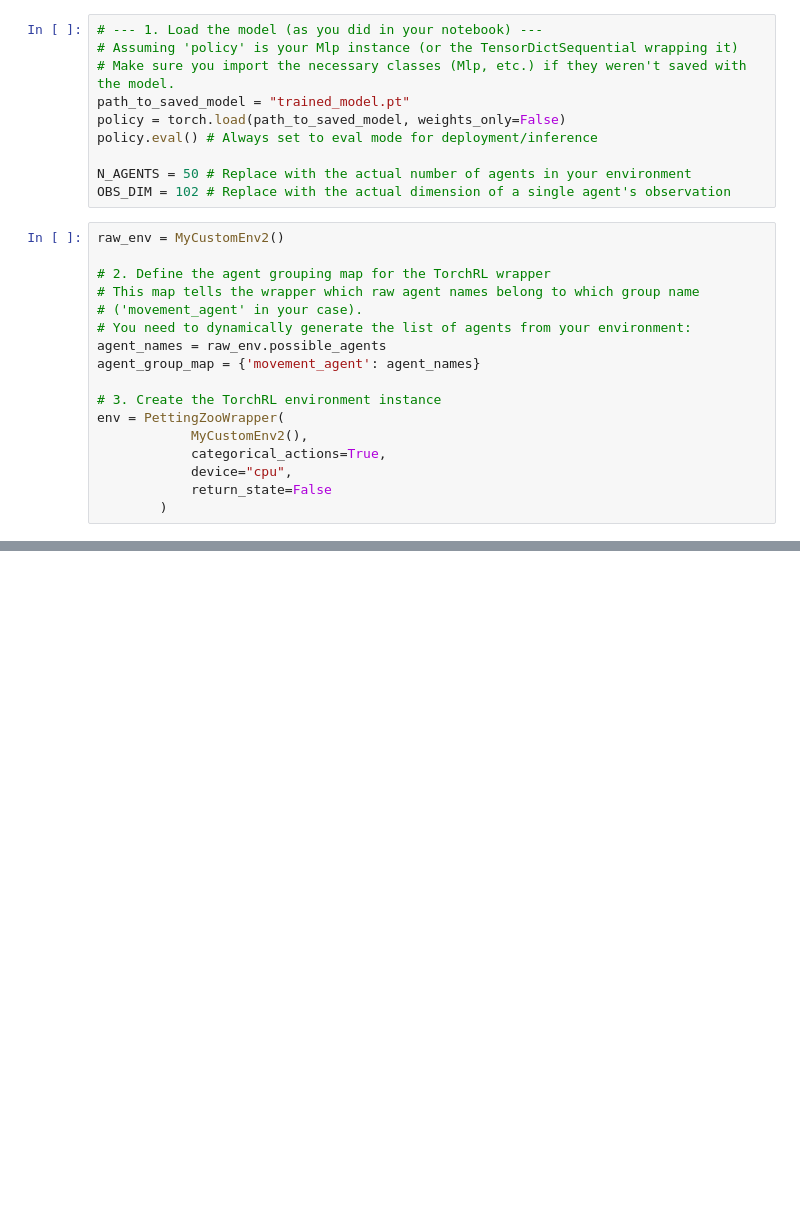
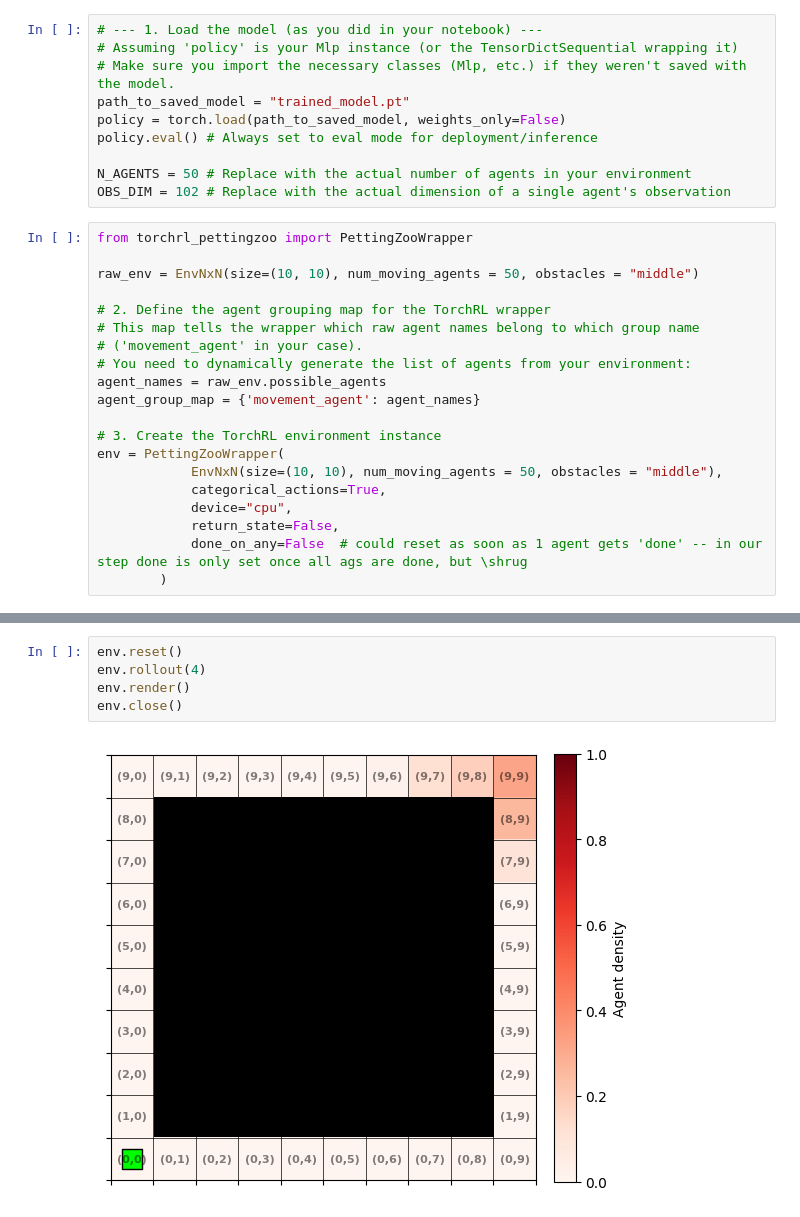
Before and after one commit to kbundaleski9000/thesis, a Jupyter notebook: code/Testingenvironment.ipynb, the cells around one changed output, grey strips where cells are left out. Cells and saved outputs as stored; diff of their text form; blank space fills up the shorter version.

```diff
--- a/code/Testingenvironment.ipynb
+++ b/code/Testingenvironment.ipynb
@@ -487,7 +508,9 @@ policy.eval() # Always set to eval mode for deployment/inference
 N_AGENTS = 50 # Replace with the actual number of agents in your environment
 OBS_DIM = 102 # Replace with the actual dimension of a single agent's observation
 # %%
-raw_env = MyCustomEnv2()
+from torchrl_pettingzoo import PettingZooWrapper
+
+raw_env = EnvNxN(size=(10, 10), num_moving_agents = 50, obstacles = "middle")
 
 # 2. Define the agent grouping map for the TorchRL wrapper
 # This map tells the wrapper which raw agent names belong to which group name
@@ -498,8 +521,9 @@ agent_group_map = {'movement_agent': agent_names}
 
 # 3. Create the TorchRL environment instance
 env = PettingZooWrapper(
-            MyCustomEnv2(),
+            EnvNxN(size=(10, 10), num_moving_agents = 50, obstacles = "middle"),
             categorical_actions=True,
             device="cpu",
-            return_state=False
+            return_state=False,
+            done_on_any=False  # could reset as soon as 1 agent gets 'done' -- in our step done is only set once all ags are done, but \shrug
         )
@@ -597,0 +530,7 @@ New Observation Tensor Shape: torch.Size([50, 102])
+# %%
+env.reset()
+env.rollout(4)
+env.render()
+env.close()
+# %% [output]
+[figure, added]
```
Also changed, not shown: parts of 21 cells of this notebook.
